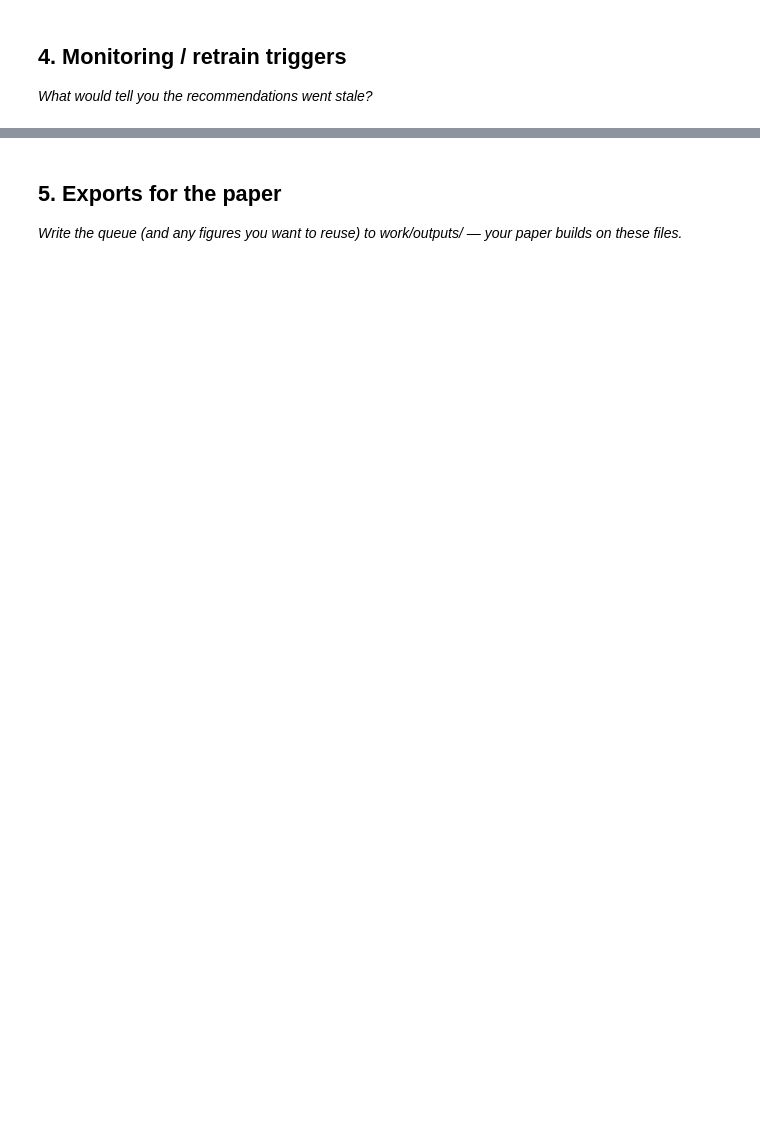
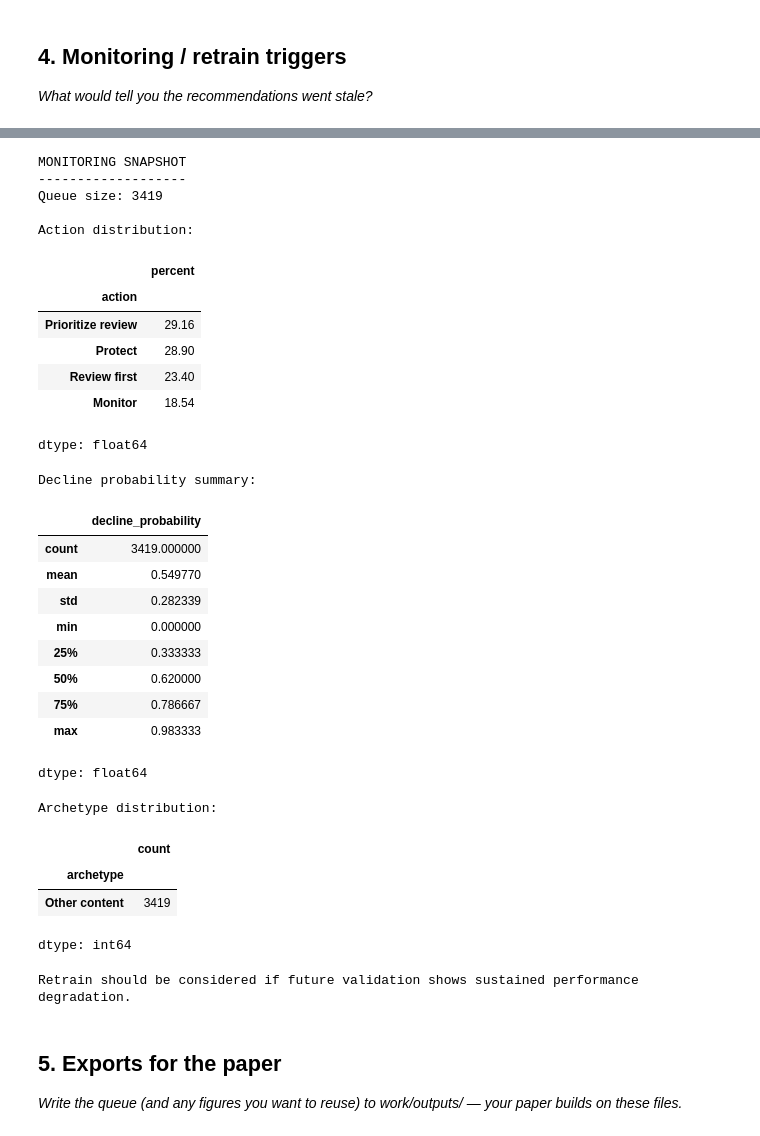
Before and after one commit to shivanilokh/flyrank-ml-internship, a Jupyter notebook: work/notebooks/w07_action_playbook.ipynb, the cells around one changed output, grey strips where cells are left out. Cells and saved outputs as stored; diff of their text form; code cells hidden in the pictures; blank space fills up the shorter version.

```diff
--- a/work/notebooks/w07_action_playbook.ipynb
+++ b/work/notebooks/w07_action_playbook.ipynb
@@ -37,3 +480,62 @@ This skeleton is yours to fill. Work the sections **in order** — each one has
+# %%
+# Monitoring checks for the current queue
+
+print("MONITORING SNAPSHOT")
+print("-------------------")
+
+print("Queue size:", len(queue))
+
+print("\nAction distribution:")
+action_distribution = (
+    queue["action"]
+    .value_counts(normalize=True)
+    .mul(100)
+    .round(2)
+)
+
+display(action_distribution.rename("percent"))
+
+print("\nDecline probability summary:")
+display(
+    queue["decline_probability"].describe()
+)
+
+print("\nArchetype distribution:")
+display(
+    queue["archetype"].value_counts()
+)
+
+print("\nRetrain should be considered if future validation shows sustained performance degradation.")
+# %% [output]
+MONITORING SNAPSHOT
+-------------------
+Queue size: 3419
+
+Action distribution:
+|  | percent |
+| action |  |
+| Prioritize review | 29.16 |
+| Protect | 28.90 |
+| Review first | 23.40 |
+| Monitor | 18.54 |
+dtype: float64
+Decline probability summary:
+|  | decline_probability |
+| count | 3419.000000 |
+| mean | 0.549770 |
+| std | 0.282339 |
+| min | 0.000000 |
+| 25% | 0.333333 |
+| 50% | 0.620000 |
+| 75% | 0.786667 |
+| max | 0.983333 |
+dtype: float64
+Archetype distribution:
+|  | count |
+| archetype |  |
+| Other content | 3419 |
+dtype: int64
+Retrain should be considered if future validation shows sustained performance degradation.
 # %% [markdown]
 ## 5. Exports for the paper
 
```
Also changed, not shown: parts of 16 cells of this notebook.
